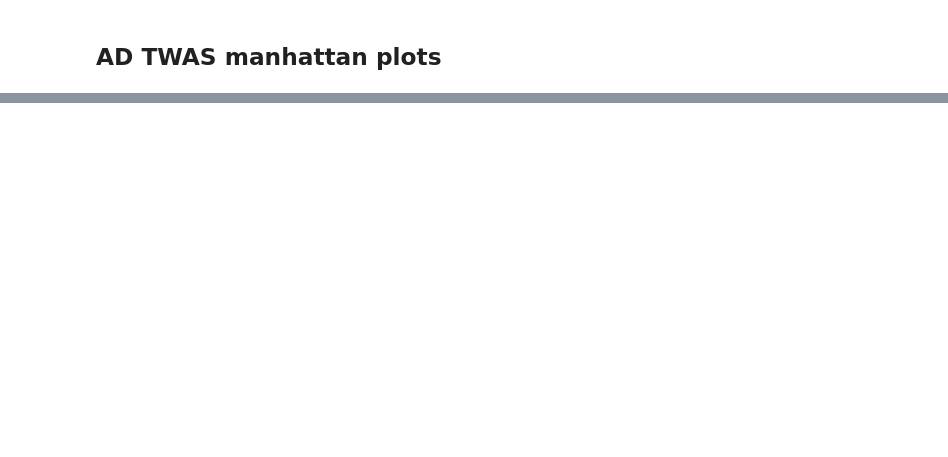
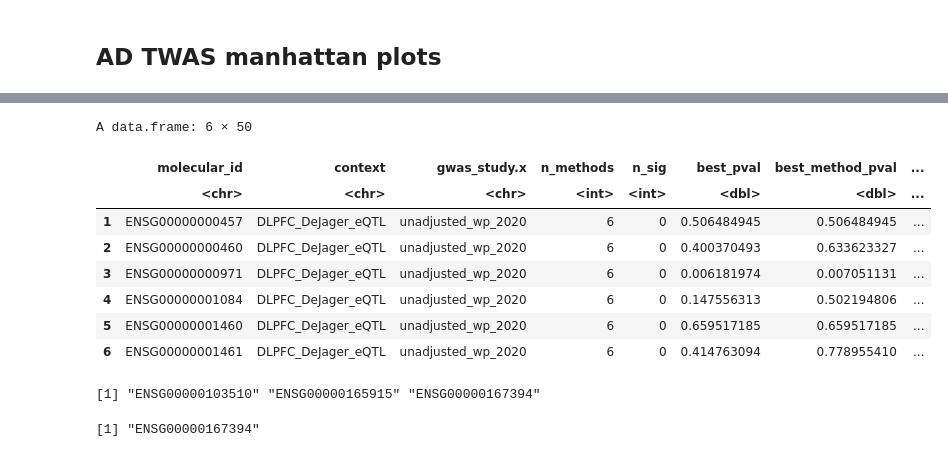
Before and after one commit to rl3328/motor_QTL_project, a Jupyter notebook: Data_analysis/TWAS/EDA/AD_plots_preparation.ipynb, the cells around one changed output, grey strips where cells are left out. Drawn from its saved outputs; the diff is of its cells as text; code cells hidden in the pictures; blank space fills up the shorter version.

```diff
--- a/Data_analysis/TWAS/EDA/AD_plots_preparation.ipynb
+++ b/Data_analysis/TWAS/EDA/AD_plots_preparation.ipynb
@@ -270,0 +263,16 @@ ggsave("DLPFC_AD_Bellenguez_TWAS_manhattan_plot.pdf", p, width = 18, height = 10
+# %%
+# Add a column for MR significance (example: FDR < 0.05)
+wp_df <- readRDS('data//TWAS_manhattan_plot_data.rds')$df
+wp_unadj_cutoff <- readRDS('data//TWAS_manhattan_plot_data.rds')$unadj_cutoff
+# %%
+head(wp_df)
+# %% [output]
+A data.frame: 6 × 50
+|  | molecular_id | context | gwas_study.x | n_methods | n_sig | best_pval | best_method_pval | ... |
+|  | <chr> | <chr> | <chr> | <int> | <int> | <dbl> | <dbl> | ... |
+| 1 | ENSG00000000457 | DLPFC_DeJager_eQTL | unadjusted_wp_2020 | 6 | 0 | 0.506484945 | 0.506484945 | ... |
+| 2 | ENSG00000000460 | DLPFC_DeJager_eQTL | unadjusted_wp_2020 | 6 | 0 | 0.400370493 | 0.633623327 | ... |
+| 3 | ENSG00000000971 | DLPFC_DeJager_eQTL | unadjusted_wp_2020 | 6 | 0 | 0.006181974 | 0.007051131 | ... |
+| 4 | ENSG00000001084 | DLPFC_DeJager_eQTL | unadjusted_wp_2020 | 6 | 0 | 0.147556313 | 0.502194806 | ... |
+| 5 | ENSG00000001460 | DLPFC_DeJager_eQTL | unadjusted_wp_2020 | 6 | 0 | 0.659517185 | 0.659517185 | ... |
+| 6 | ENSG00000001461 | DLPFC_DeJager_eQTL | unadjusted_wp_2020 | 6 | 0 | 0.414763094 | 0.778955410 | ... |
@@ -270,0 +283,11 @@ ggsave("DLPFC_AD_Bellenguez_TWAS_manhattan_plot.pdf", p, width = 18, height = 10
+# %%
+## KAT8, SLC39A13 and ZNF668 are significant TWAS gene for both gait speed and AD
+intersect_genes <- intersect(wp_twas_gene, ad_twas_gene)
+intersect_genes
+# %% [output]
+[1] "ENSG00000103510" "ENSG00000165915" "ENSG00000167394"
+# %%
+## ZNF668 is the only gene with MR significance among the three overlap genes
+intersect(wp_twas_mr_gene, ad_twas_gene)
+# %% [output]
+[1] "ENSG00000167394"
```
Also changed, not shown: parts of 12 cells of this notebook, 6 other files.
